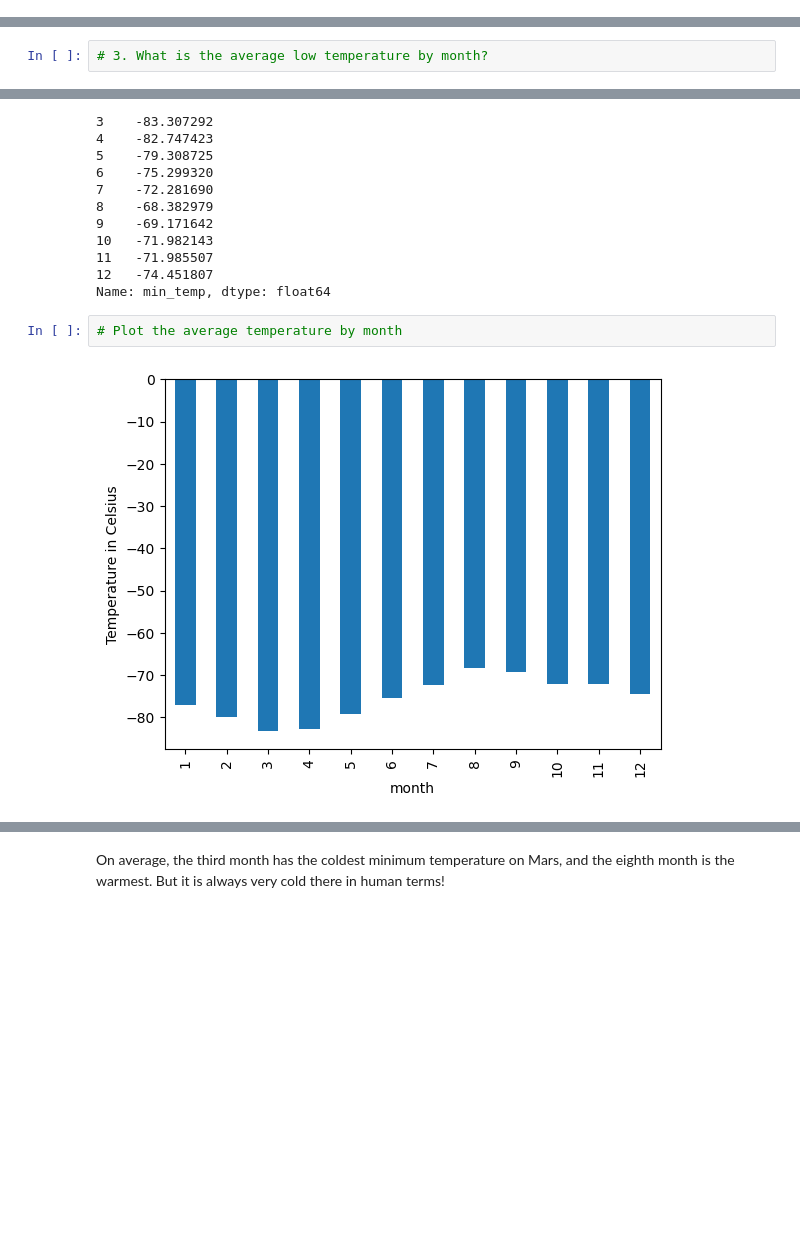
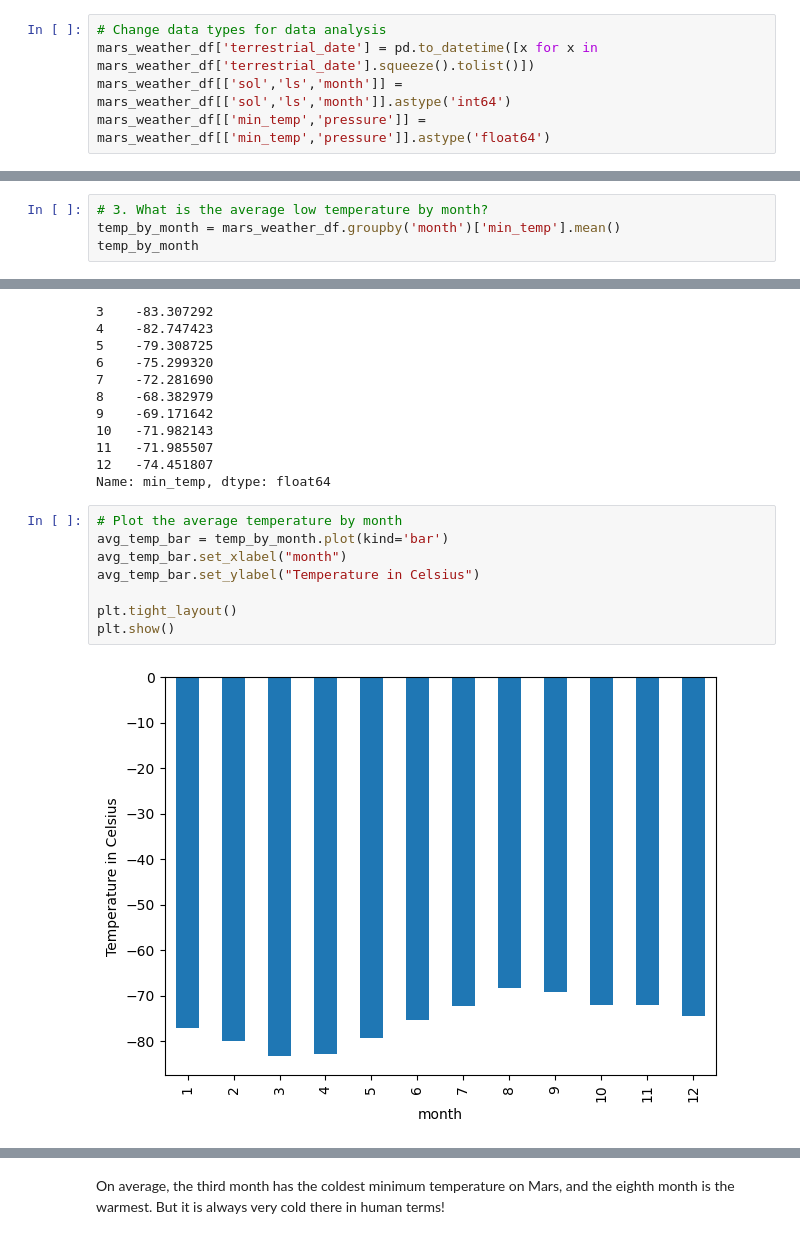
Before and after one commit to GarrettSteenwyk/web-scraping-challenge, a Jupyter notebook: mars_scrape/part_2_mars_weather.ipynb, the cells around one changed output, grey strips where cells are left out. Cells and saved outputs as stored; diff of their text form; blank space fills up the shorter version.

```diff
--- a/mars_scrape/part_2_mars_weather.ipynb
+++ b/mars_scrape/part_2_mars_weather.ipynb
@@ -132,2 +114,7 @@ dtype: object
+# %%
+# Change data types for data analysis
+mars_weather_df['terrestrial_date'] = pd.to_datetime([x for x in mars_weather_df['terrestrial_date'].squeeze().tolist()])
+mars_weather_df[['sol','ls','month']] = mars_weather_df[['sol','ls','month']].astype('int64')
+mars_weather_df[['min_temp','pressure']] = mars_weather_df[['min_temp','pressure']].astype('float64')
 # %%
 # Confirm type changes were successful by examining data types again
@@ -179,5 +158,7 @@ Name: month, dtype: int64
 # %%
 # 3. What is the average low temperature by month?
+temp_by_month = mars_weather_df.groupby('month')['min_temp'].mean()
+temp_by_month
 # %% [output]
 month
 1    -77.160920
@@ -195,7 +176,13 @@ month
 Name: min_temp, dtype: float64
 # %%
 # Plot the average temperature by month
+avg_temp_bar = temp_by_month.plot(kind='bar')
+avg_temp_bar.set_xlabel("month")
+avg_temp_bar.set_ylabel("Temperature in Celsius")
+
+plt.tight_layout()
+plt.show()
 # %% [output]
-[figure, old version]
+[figure, new version]
 # %%
 # Identify the coldest and hottest months in Curiosity's location
```
Also changed, not shown: parts of 13 cells of this notebook, 1 other file.
